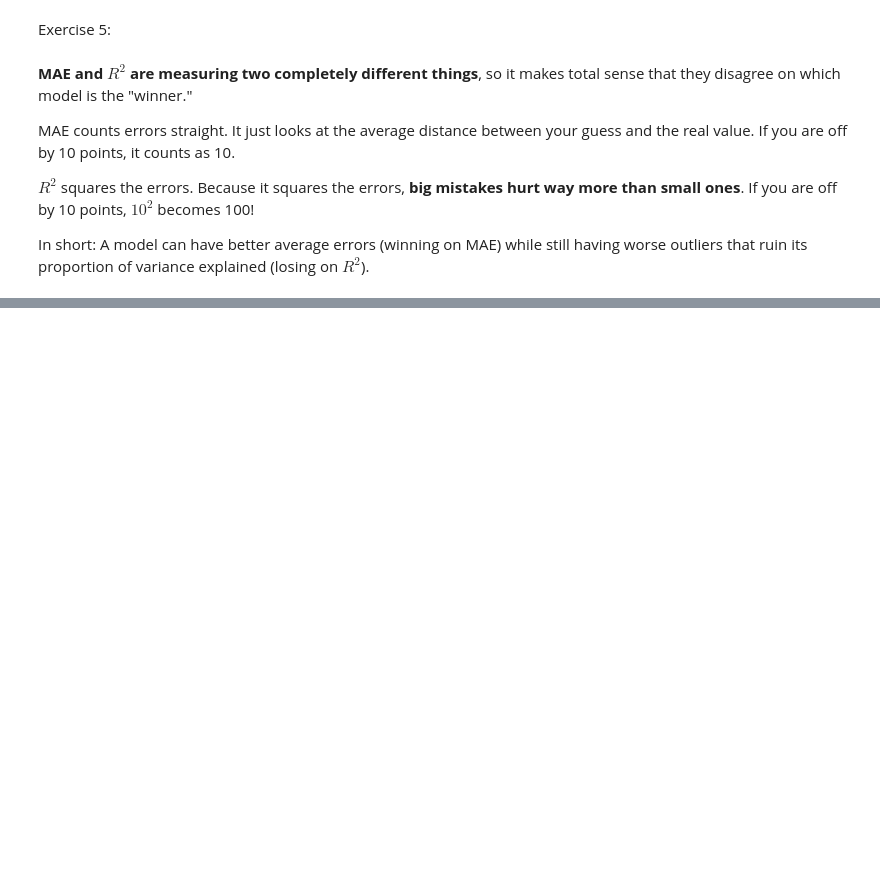
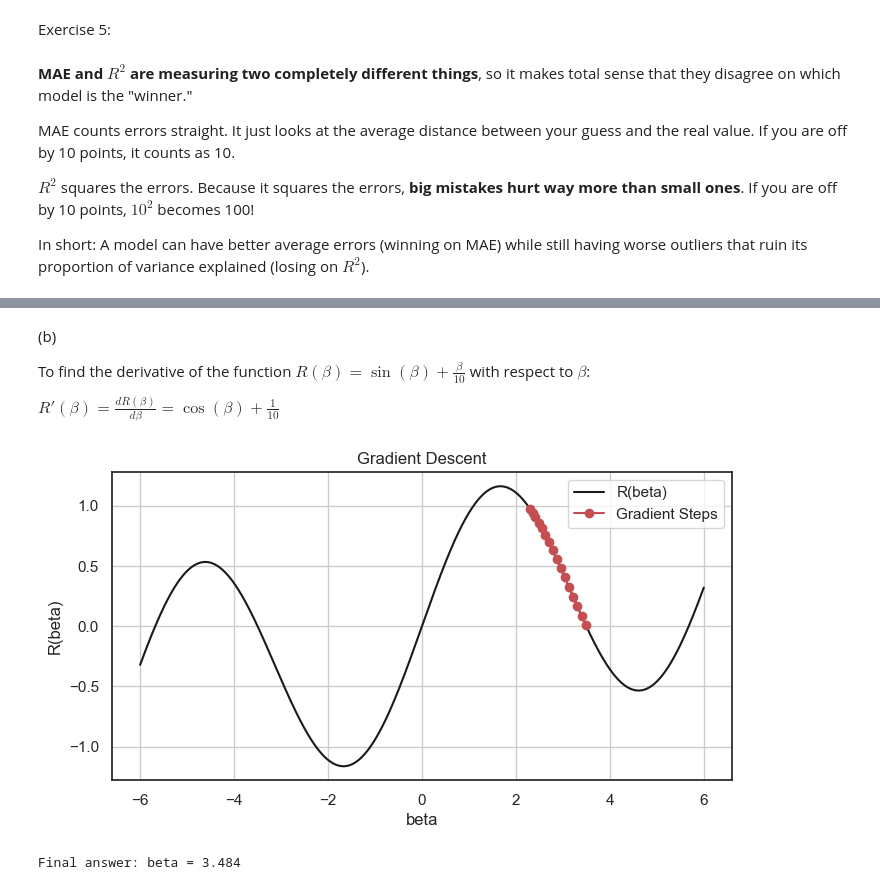
Before and after one commit to fatima-zahra20/ISLP-Solutions, a Jupyter notebook: MySolutionISLP_chap10.ipynb, the cells around one changed output, grey strips where cells are left out. Saved outputs shown, nothing was run; the diff lists cells and outputs as text; code cells hidden in the pictures; blank space fills up the shorter version.

```diff
--- a/MySolutionISLP_chap10.ipynb
+++ b/MySolutionISLP_chap10.ipynb
@@ -208,0 +233,40 @@ In short: A model can have better average errors (winning on MAE) while still ha
+# %% [markdown]
+(b)
+
+To find the derivative of the function $R(\beta) = \sin(\beta) + \frac{\beta}{10}$ with respect to $\beta$:
+
+$R'(\beta) = \frac{d R(\beta)}{d\beta} = \cos(\beta) + \frac{1}{10}$
+# %%
+def R(beta):
+    return np.sin(beta) + beta / 10.0
+
+def dR(beta):
+    return np.cos(beta) + 0.1
+
+beta = 2.3
+rho = 0.1
+trajectory = [beta]
+
+for _ in range(15):
+    beta = beta - rho * dR(beta)
+    trajectory.append(beta)
+
+trajectory = np.array(trajectory)
+
+beta_vals = np.linspace(-6, 6, 500)
+
+plt.figure(figsize=(8, 4))
+plt.plot(beta_vals, R(beta_vals), 'k-', label='R(beta)')
+plt.plot(trajectory, R(trajectory), 'ro-', label='Gradient Steps')
+
+plt.title('Gradient Descent' )
+plt.xlabel('beta')
+plt.ylabel('R(beta)')
+plt.legend()
+plt.grid(True)
+plt.show()
+
+print(f"Final answer: beta = {trajectory[-1]:.3f}")
+# %% [output]
+[figure, added]
+Final answer: beta = 3.484
```
Also changed, not shown: parts of 32 cells of this notebook.
